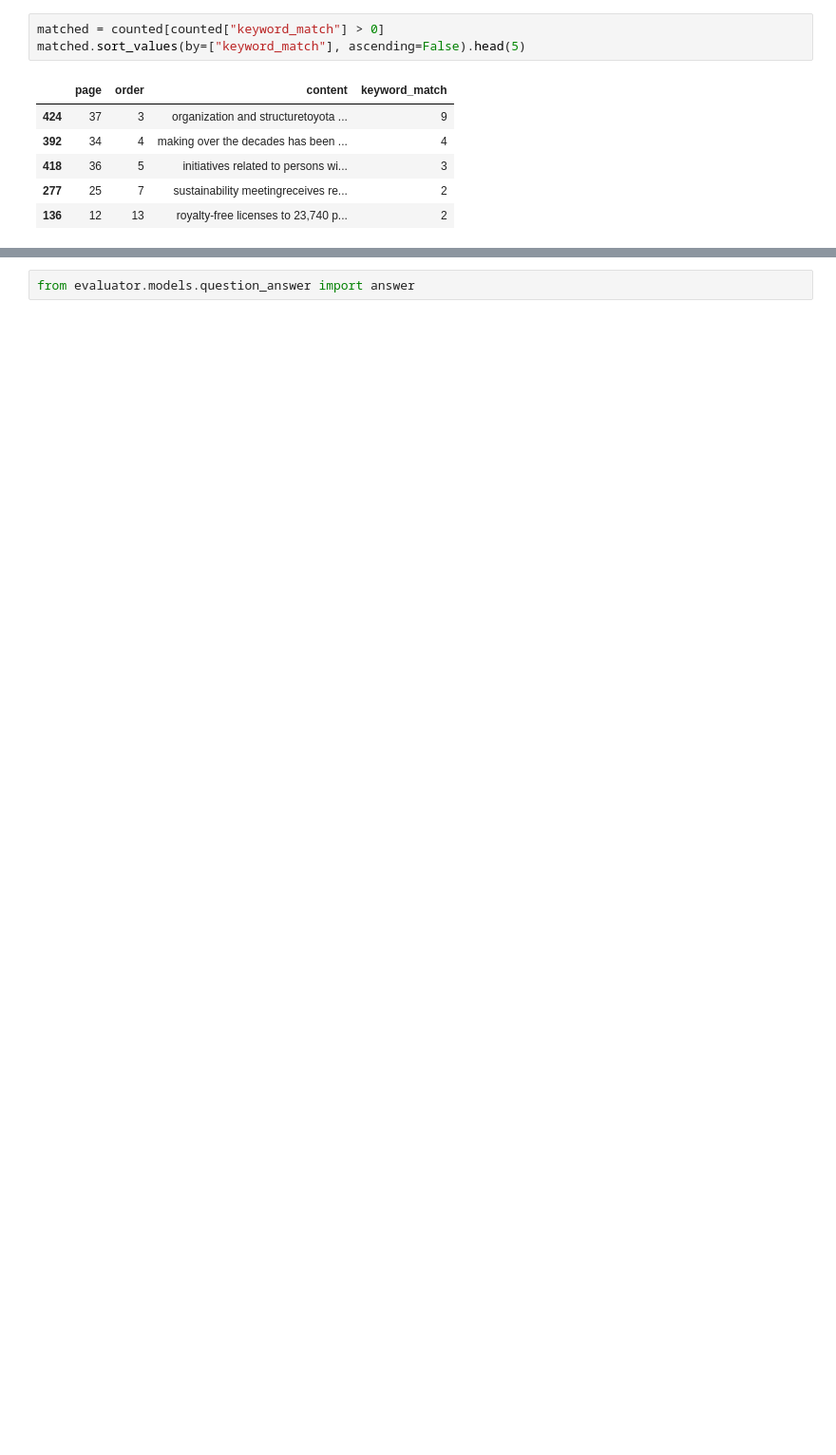
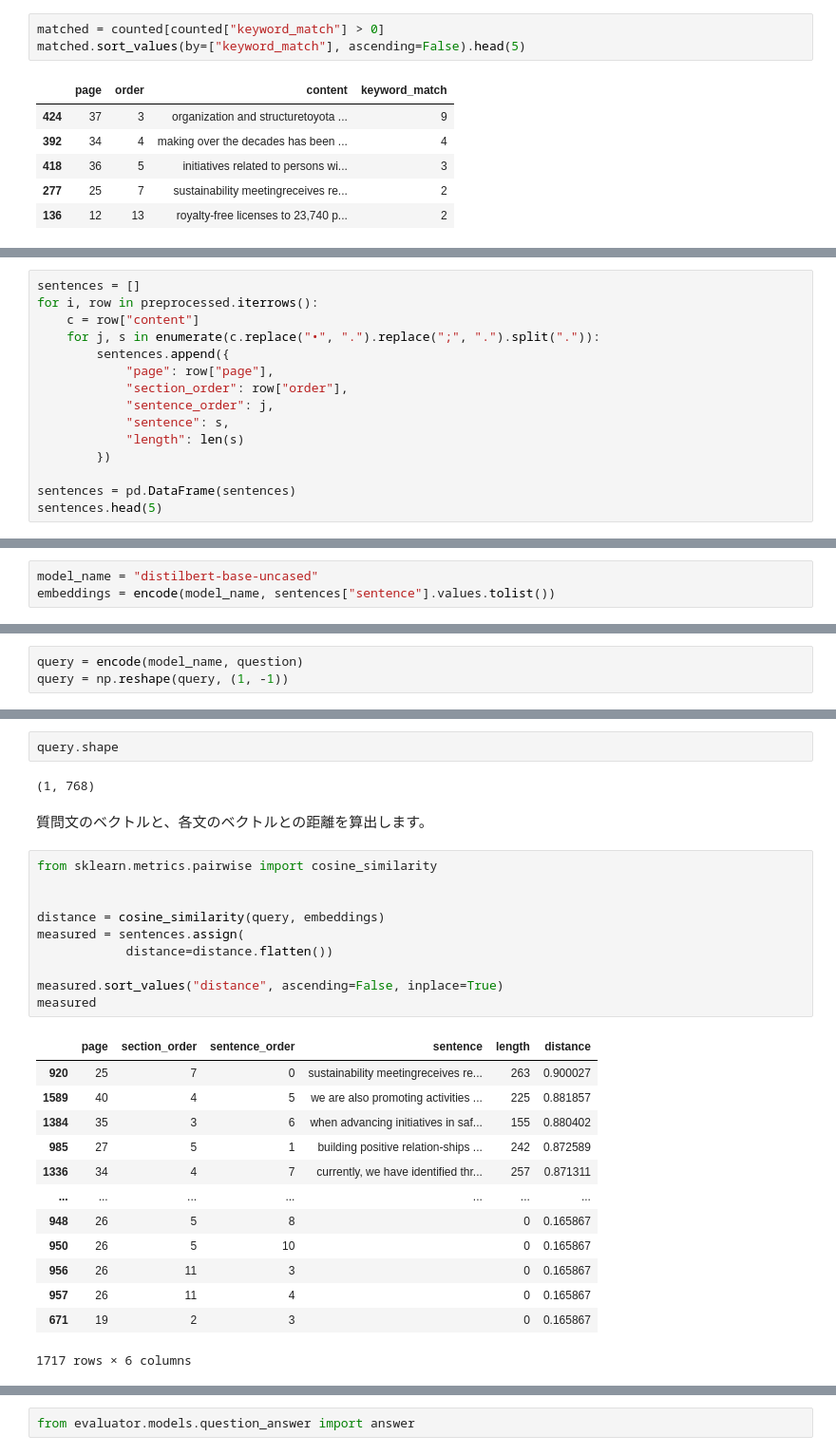
Before and after one commit to icoxfog417/esg-evaluation-by-nlp, a Jupyter notebook: notebooks/check_esg_evaluation_automatically_lab.ipynb, the cells around one changed output, grey strips where cells are left out. Shown: that part at 95% size. Cells and saved outputs as stored; diff of their text form; blank space fills up the shorter version.

```diff
--- a/notebooks/check_esg_evaluation_automatically_lab.ipynb
+++ b/notebooks/check_esg_evaluation_automatically_lab.ipynb
@@ -165,0 +193,15 @@ matched.sort_values(by=["keyword_match"], ascending=False).head(5)
+# %%
+sentences = []
+for i, row in preprocessed.iterrows():
+    c = row["content"]
+    for j, s in enumerate(c.replace("•", ".").replace(";", ".").split(".")):
+        sentences.append({
+            "page": row["page"],
+            "section_order": row["order"],
+            "sentence_order": j,
+            "sentence": s,
+            "length": len(s)
+        })
+
+sentences = pd.DataFrame(sentences)
+sentences.head(5)
@@ -165,0 +223,3 @@ matched.sort_values(by=["keyword_match"], ascending=False).head(5)
+# %%
+model_name = "distilbert-base-uncased"
+embeddings = encode(model_name, sentences["sentence"].values.tolist())
@@ -165,0 +240,3 @@ matched.sort_values(by=["keyword_match"], ascending=False).head(5)
+# %%
+query = encode(model_name, question)
+query = np.reshape(query, (1, -1))
@@ -165,0 +251,30 @@ matched.sort_values(by=["keyword_match"], ascending=False).head(5)
+# %%
+query.shape
+# %% [output]
+(1, 768)
+# %% [markdown]
+質問文のベクトルと、各文のベクトルとの距離を算出します。
+# %%
+from sklearn.metrics.pairwise import cosine_similarity
+
+
+distance = cosine_similarity(query, embeddings)
+measured = sentences.assign(
+            distance=distance.flatten())
+
+measured.sort_values("distance", ascending=False, inplace=True)
+measured
+# %% [output]
+|  | page | section_order | sentence_order | sentence | length | distance |
+| 920 | 25 | 7 | 0 | sustainability meetingreceives re... | 263 | 0.900027 |
+| 1589 | 40 | 4 | 5 | we are also promoting activities ... | 225 | 0.881857 |
+| 1384 | 35 | 3 | 6 | when advancing initiatives in saf... | 155 | 0.880402 |
+| 985 | 27 | 5 | 1 | building positive relation-ships ... | 242 | 0.872589 |
+| 1336 | 34 | 4 | 7 | currently, we have identified thr... | 257 | 0.871311 |
+| ... | ... | ... | ... | ... | ... | ... |
+| 948 | 26 | 5 | 8 |  | 0 | 0.165867 |
+| 950 | 26 | 5 | 10 |  | 0 | 0.165867 |
+| 956 | 26 | 11 | 3 |  | 0 | 0.165867 |
+| 957 | 26 | 11 | 4 |  | 0 | 0.165867 |
+| 671 | 19 | 2 | 3 |  | 0 | 0.165867 |
+1717 rows × 6 columns
```
Also changed, not shown: parts of 47 cells of this notebook.
